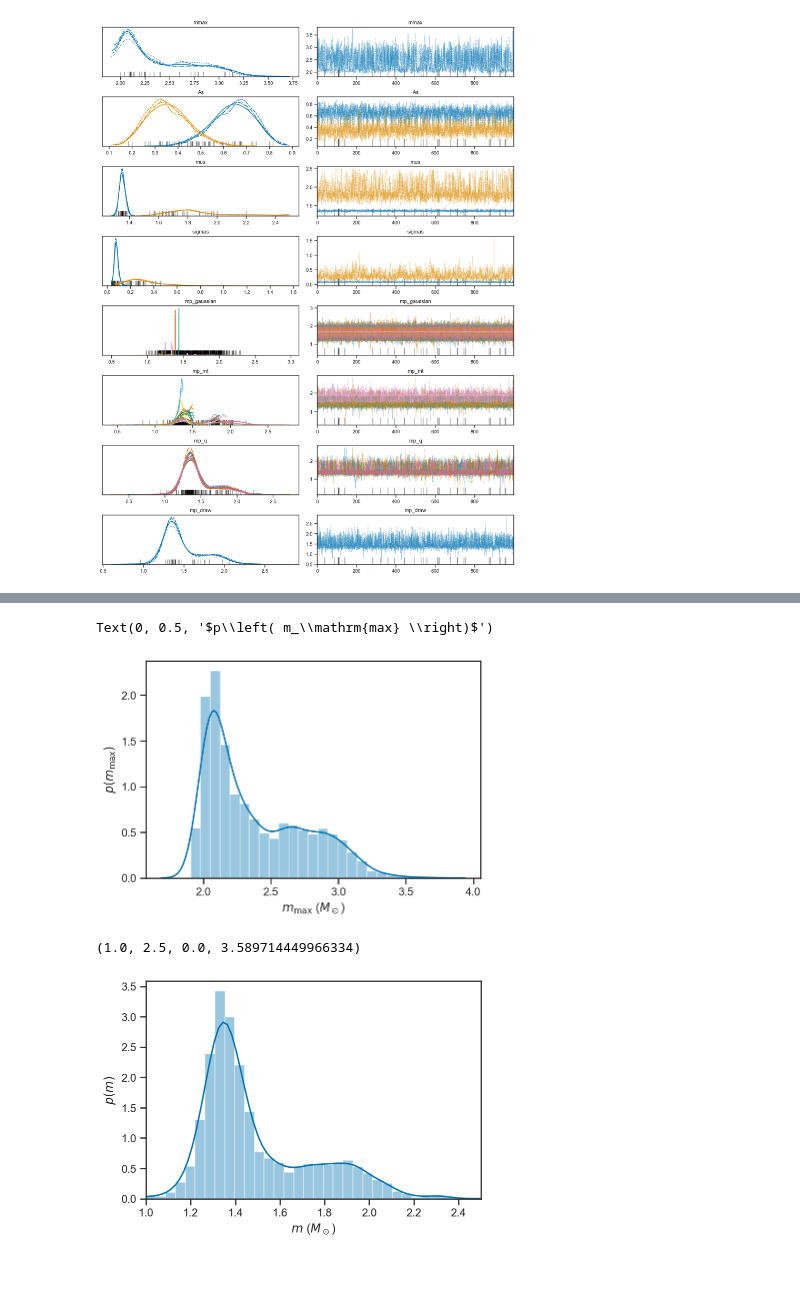
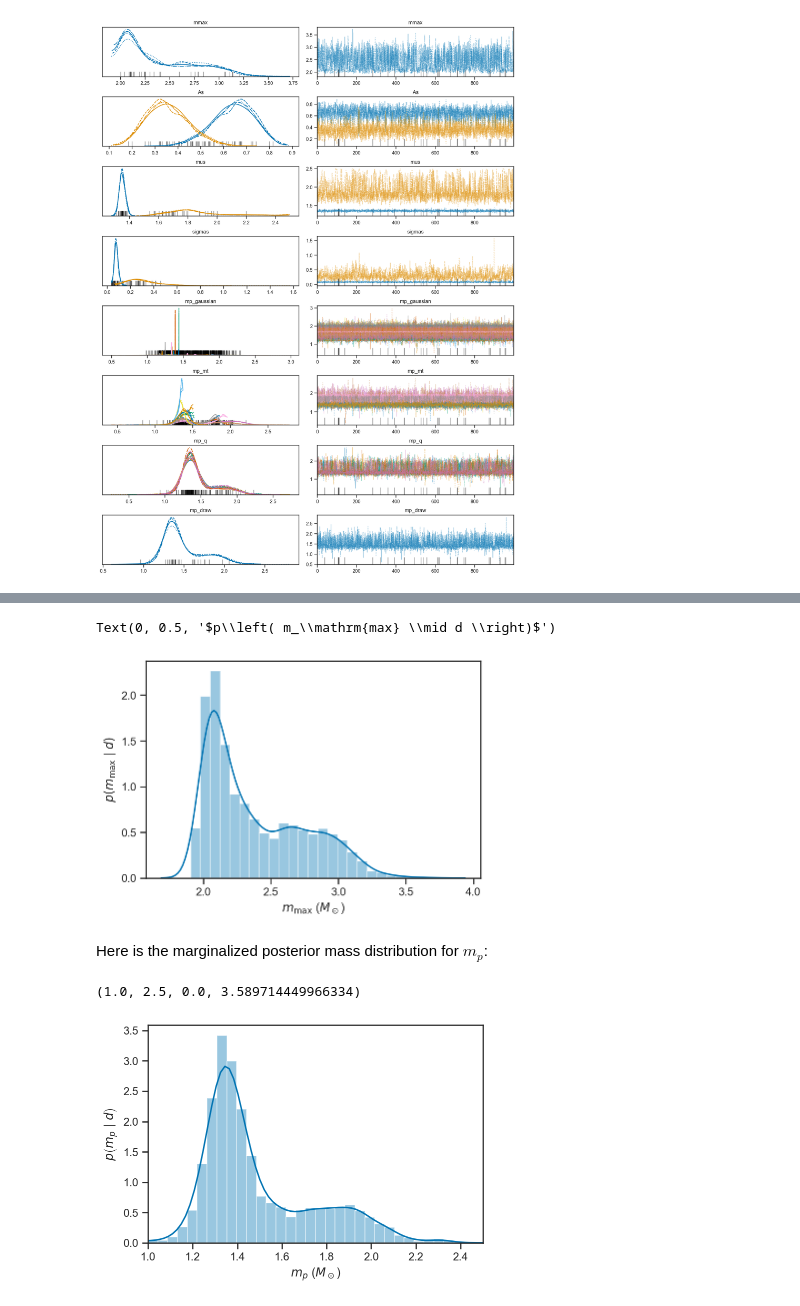
Before and after one commit to farr/AlsingNSMassReplication, a Jupyter notebook: AlsingReconstruction.ipynb, the cells around one changed output, grey strips where cells are left out. Drawn from its saved outputs; the diff is of its cells as text; code cells hidden in the pictures; blank space fills up the shorter version.

Commit message:
Updating some plots and adding exposition to notebook.

```diff
--- a/AlsingReconstruction.ipynb
+++ b/AlsingReconstruction.ipynb
@@ -130,15 +146,17 @@ array([[<matplotlib.axes._subplots.AxesSubplot object at 0x...>,
 # %%
 sns.distplot(fit.posterior.mmax.values.flatten())
 xlabel(r'$m_\mathrm{max}$ ($M_\odot$)')
-ylabel(r'$p\left( m_\mathrm{max} \right)$')
+ylabel(r'$p\left( m_\mathrm{max} \mid d \right)$')
 # %% [output]
-Text(0, 0.5, '$p\\left( m_\\mathrm{max} \\right)$')
+Text(0, 0.5, '$p\\left( m_\\mathrm{max} \\mid d \\right)$')
-[figure, old version]
+[figure, new version]
+# %% [markdown]
+Here is the marginalized posterior mass distribution for $m_p$:
 # %%
 sns.distplot(fit.posterior.mp_draw)
-xlabel(r'$m$ ($M_\odot$)')
-ylabel(r'$p(m)$')
+xlabel(r'$m_p$ ($M_\odot$)')
+ylabel(r'$p\left(m_p \mid d \right)$')
 axis(xmin=1.0, xmax=2.5)
 # %% [output]
 (1.0, 2.5, 0.0, 3.589714449966334)
-[figure, old version]
+[figure, new version]
```
Also changed, not shown: parts of 9 cells of this notebook.
